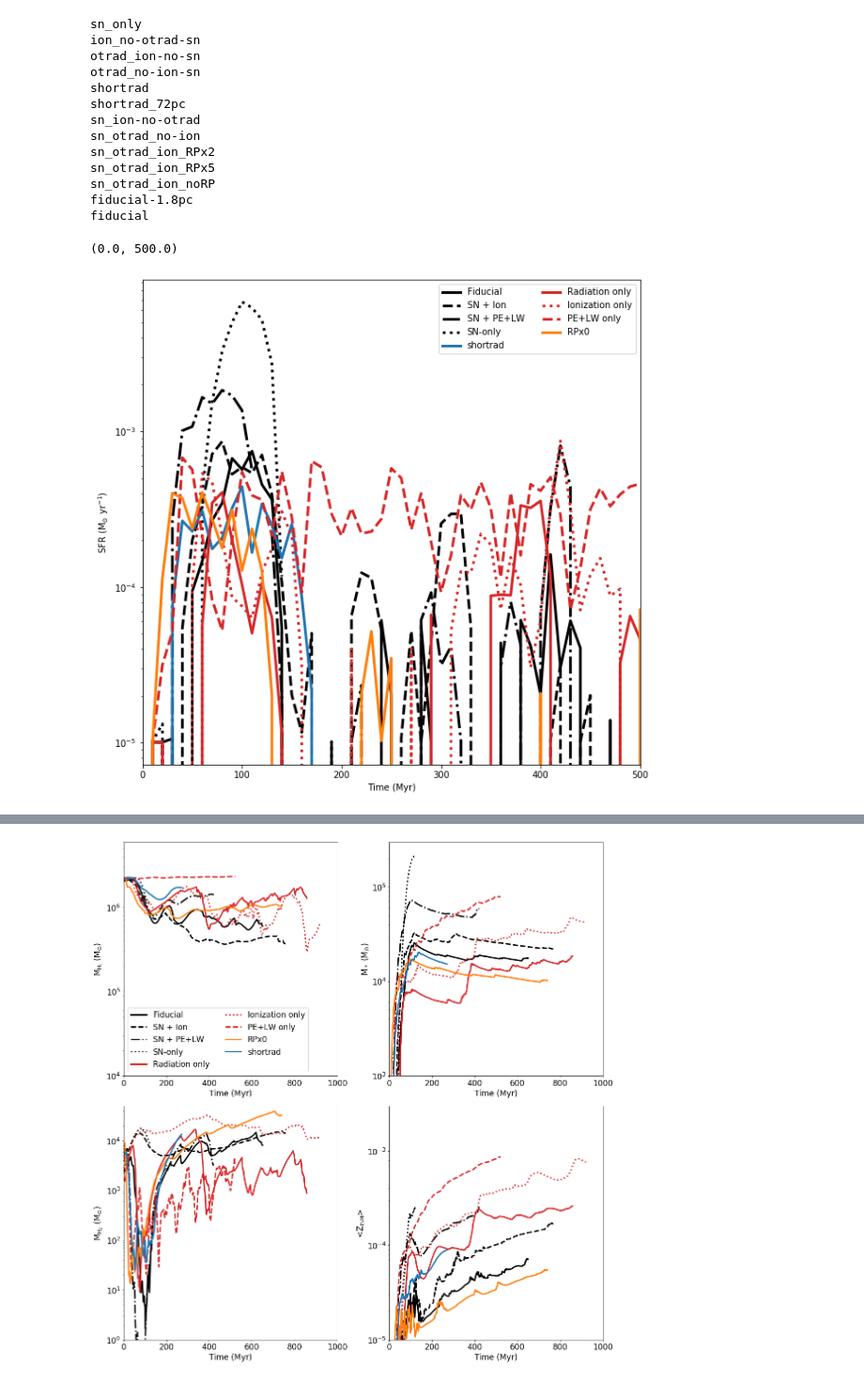
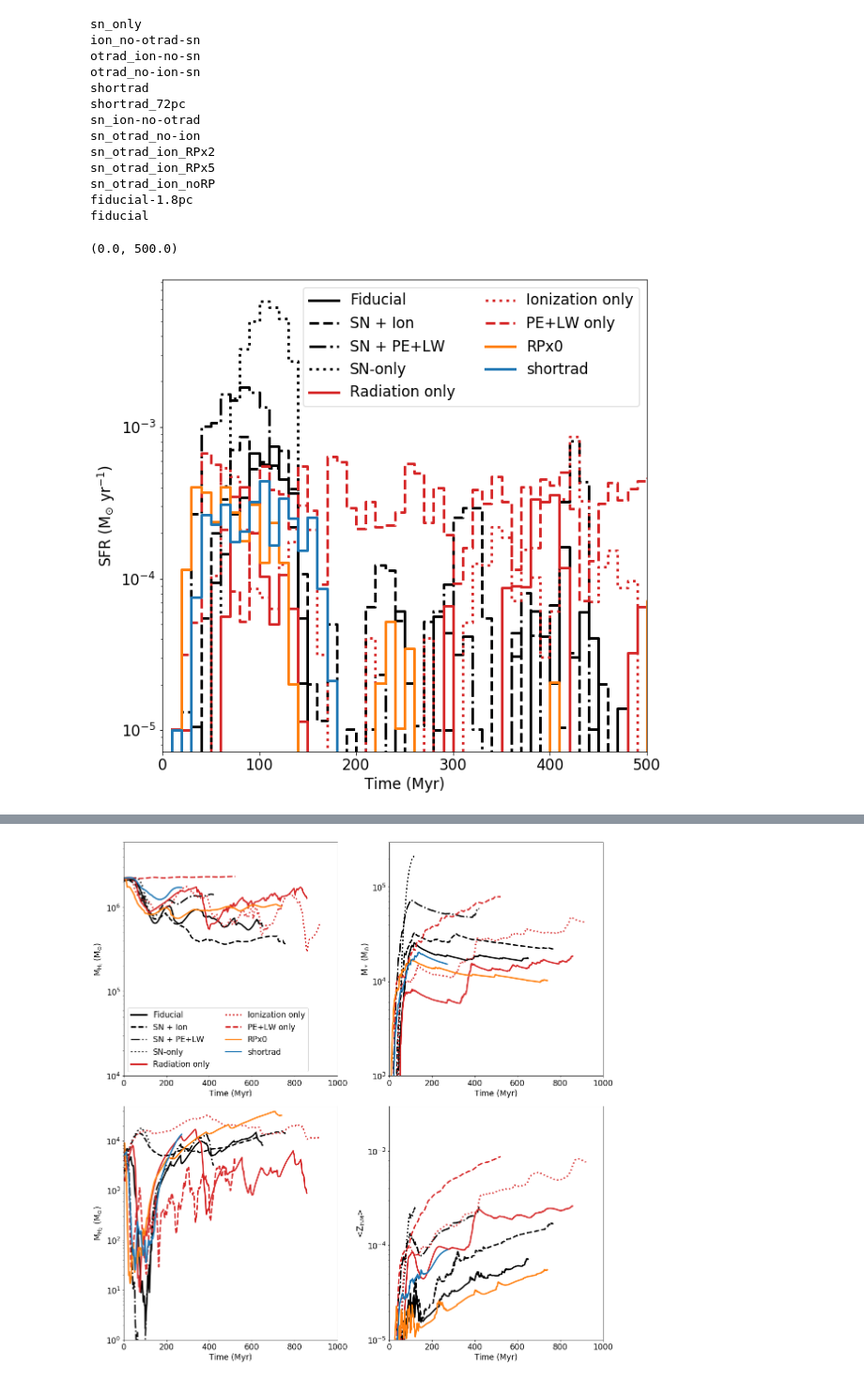
Before and after one commit to aemerick/galaxy_analysis, a Jupyter notebook: notebooks/physics_analysis.ipynb, the cells around one changed output, grey strips where cells are left out. Shown: that part at 94% size. Cells and saved outputs as stored; diff of their text form; code cells hidden in the pictures.

```diff
--- a/notebooks/physics_analysis.ipynb
+++ b/notebooks/physics_analysis.ipynb
@@ -268,33 +268,33 @@ fig.set_size_inches(10,10)
 
 runs_to_plot = base_comparison
 for i,run in enumerate(runs_to_plot):
     #t = all_data[run].data('time')
 
     #t = t - t[0]
 
     # _1 or #_100 for 1 Myr and 100 Myr averaged SFRs
     t   = all_data[run].load_single('/time_data/time', index = -1) / 1.0E6
     SFR = all_data[run].load_single('/time_data/SFR',index = -1)
 
    # print(np.shape(t),np.shape(SFR[:-1]))
     new_t = np.array(list(t) + [t[-1] + (t[-1]-t[-2])])
 
     t,SFR = utilities.simple_rebin(new_t-new_t[0], SFR, 10.0, method='average')
     if run == 'fiducial':
         color = 'black'
     else:
         color = "C%0i"%(i)
-    #ax.step(t[:-1], SFR, label = labels[run], lw = 3, where = 'post', color = colors[run], ls=lstyles[run])
-    ax.plot(t[:-1], SFR, label = labels[run], lw = 3, color = colors[run], ls=lstyles[run])
+    ax.step(t[:-1], SFR, label = labels[run], lw = 3, where = 'post', color = colors[run], ls=lstyles[run])
+    #ax.plot(t[:-1], SFR, label = labels[run], lw = 3, color = colors[run], ls=lstyles[run])
 
 ax.set_xlabel(r'Time (Myr)')
 ax.set_ylabel(r'SFR (M$_{\odot}$ yr$^{-1}$)')
 ax.semilogy()
 
 ax.legend(loc='best',ncol = 2)
 
 ax.set_xlim(0.0, 500.0)
 #ax.set_ylim()
 # %% [output]
 (0.0, 500.0)
-[figure, old version]
+[figure, new version]
```
Also changed, not shown: parts of 3 cells of this notebook, 1 other file.
